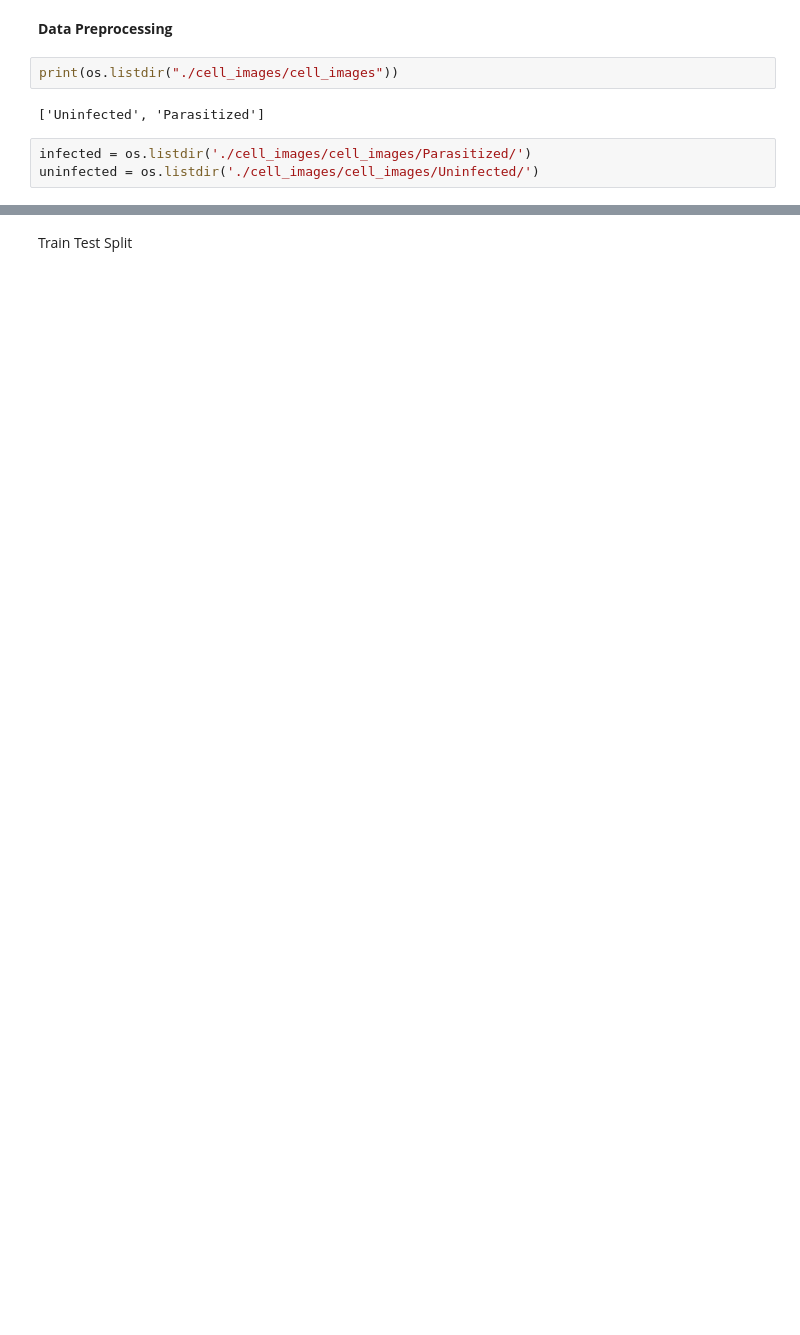
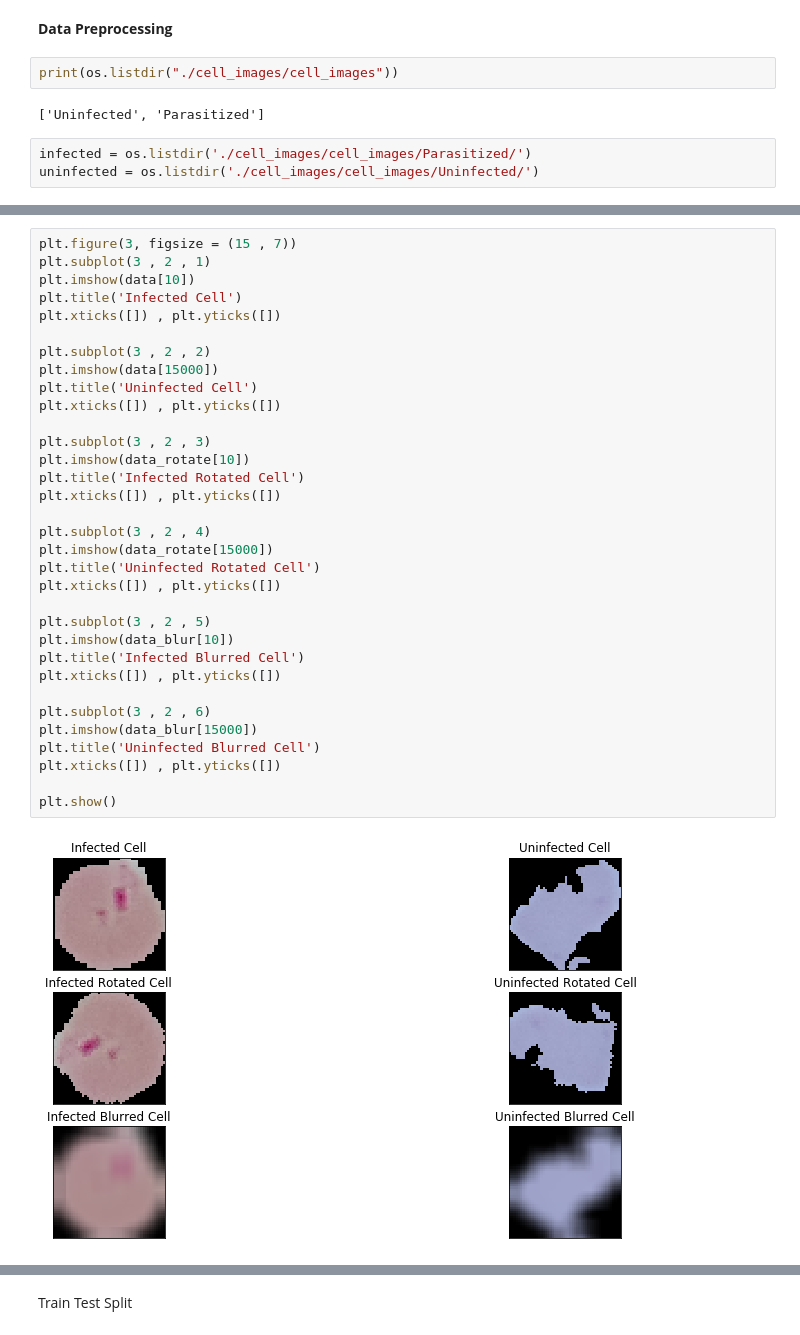
Before and after one commit to tahirdme/Convoluted-Neural-Network-Malaria-Detection, a Jupyter notebook: Malaria_Cells.ipynb, the cells around one changed output, grey strips where cells are left out. Drawn from its saved outputs; the diff is of its cells as text; blank space fills up the shorter version.

```diff
--- a/Malaria_Cells.ipynb
+++ b/Malaria_Cells.ipynb
@@ -130,3 +140,38 @@ np.save('Labels' , labels)
+# %%
+plt.figure(3, figsize = (15 , 7))
+plt.subplot(3 , 2 , 1)
+plt.imshow(data[10])
+plt.title('Infected Cell')
+plt.xticks([]) , plt.yticks([])
+
+plt.subplot(3 , 2 , 2)
+plt.imshow(data[15000])
+plt.title('Uninfected Cell')
+plt.xticks([]) , plt.yticks([])
+
+plt.subplot(3 , 2 , 3)
+plt.imshow(data_rotate[10])
+plt.title('Infected Rotated Cell')
+plt.xticks([]) , plt.yticks([])
+
+plt.subplot(3 , 2 , 4)
+plt.imshow(data_rotate[15000])
+plt.title('Uninfected Rotated Cell')
+plt.xticks([]) , plt.yticks([])
+
+plt.subplot(3 , 2 , 5)
+plt.imshow(data_blur[10])
+plt.title('Infected Blurred Cell')
+plt.xticks([]) , plt.yticks([])
+
+plt.subplot(3 , 2 , 6)
+plt.imshow(data_blur[15000])
+plt.title('Uninfected Blurred Cell')
+plt.xticks([]) , plt.yticks([])
+
+plt.show()
+# %% [output]
+[figure, added]
 # %%
 n = np.arange(data.shape[0]) #shuffle images
 np.random.shuffle(n)
```
Also changed, not shown: parts of 12 cells of this notebook.
